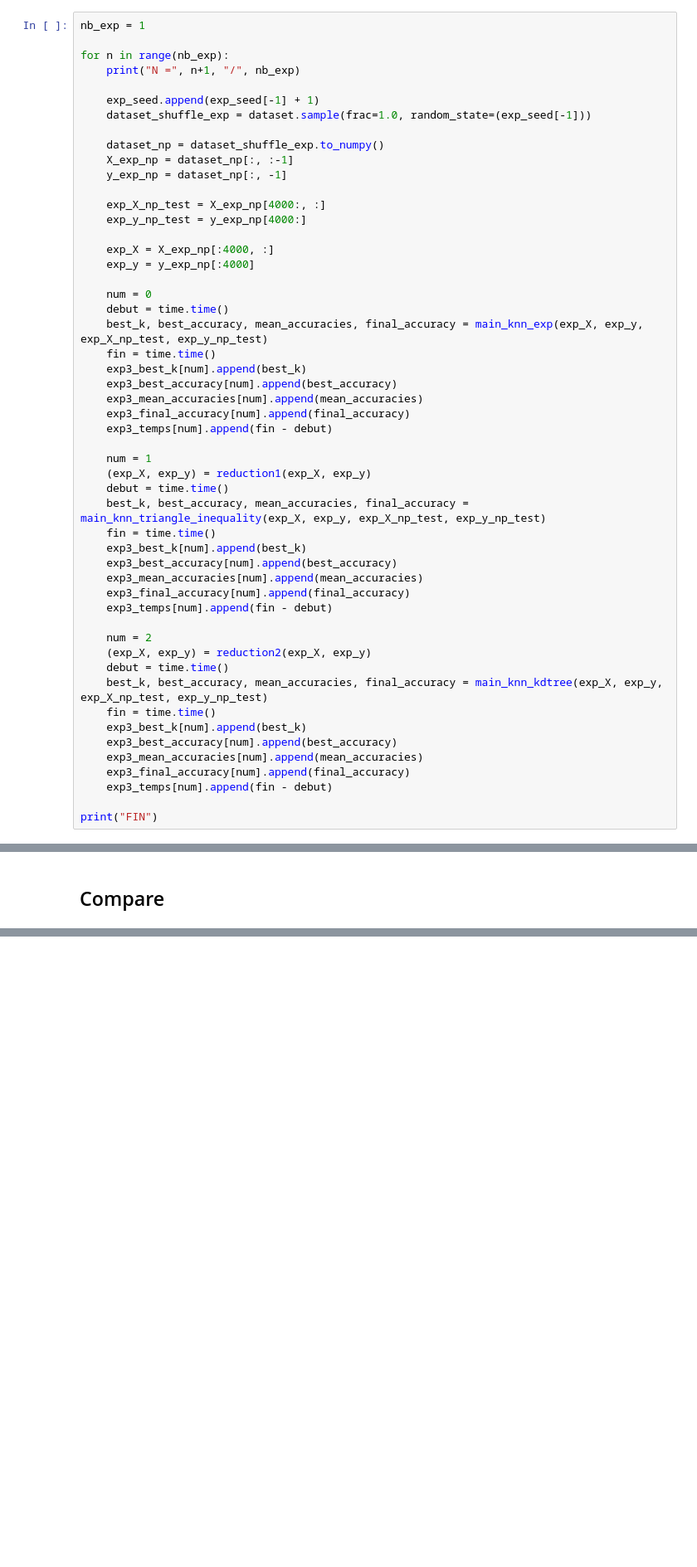
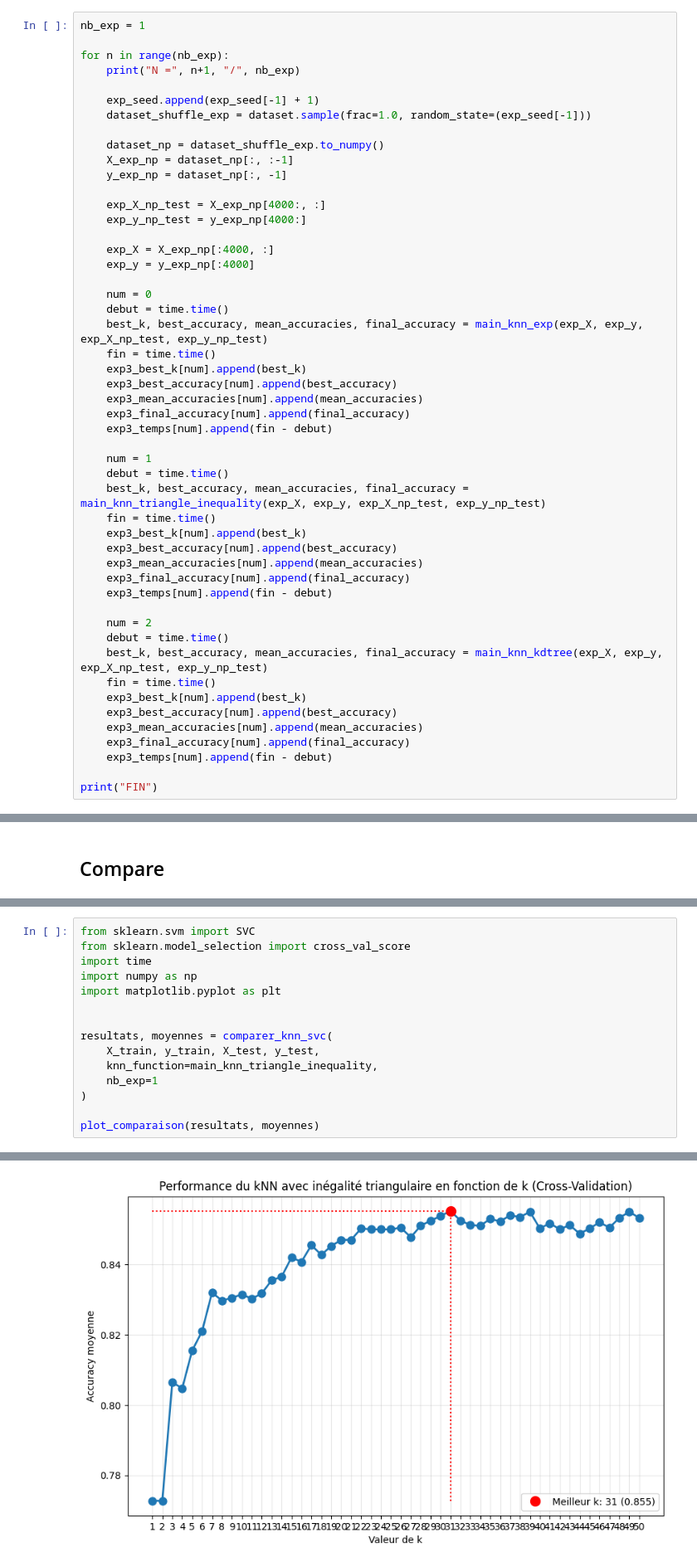
Before and after one commit to Fryzim/KNN-Classifier, a Jupyter notebook: projet.ipynb, the cells around one changed output, grey strips where cells are left out. Shown at 83% size. Saved outputs shown, nothing was run; the diff lists cells and outputs as text; blank space fills up the shorter version.

Commit message:
Add files via upload
ADD Comparaison scores

```diff
--- a/projet.ipynb
+++ b/projet.ipynb
@@ -1532,7 +1535,6 @@ for n in range(nb_exp):
     exp3_temps[num].append(fin - debut)
 
     num = 1
-    (exp_X, exp_y) = reduction1(exp_X, exp_y)
     debut = time.time()
     best_k, best_accuracy, mean_accuracies, final_accuracy = main_knn_triangle_inequality(exp_X, exp_y, exp_X_np_test, exp_y_np_test)
     fin = time.time()
@@ -1543,7 +1545,6 @@ for n in range(nb_exp):
     exp3_temps[num].append(fin - debut)
 
     num = 2
-    (exp_X, exp_y) = reduction2(exp_X, exp_y)
     debut = time.time()
     best_k, best_accuracy, mean_accuracies, final_accuracy = main_knn_kdtree(exp_X, exp_y, exp_X_np_test, exp_y_np_test)
     fin = time.time()
@@ -1648,0 +2019,16 @@ scikit-learn version : 1.7.2
+# %%
+from sklearn.svm import SVC
+from sklearn.model_selection import cross_val_score
+import time
+import numpy as np
+import matplotlib.pyplot as plt
+
+
+resultats, moyennes = comparer_knn_svc(
+    X_train, y_train, X_test, y_test,
+    knn_function=main_knn_triangle_inequality,
+    nb_exp=1
+)
+
+plot_comparaison(resultats, moyennes)
+# %% [output]
@@ -1648,0 +2050 @@ scikit-learn version : 1.7.2
+[figure, added]
```
Also changed, not shown: parts of 14 cells of this notebook.
